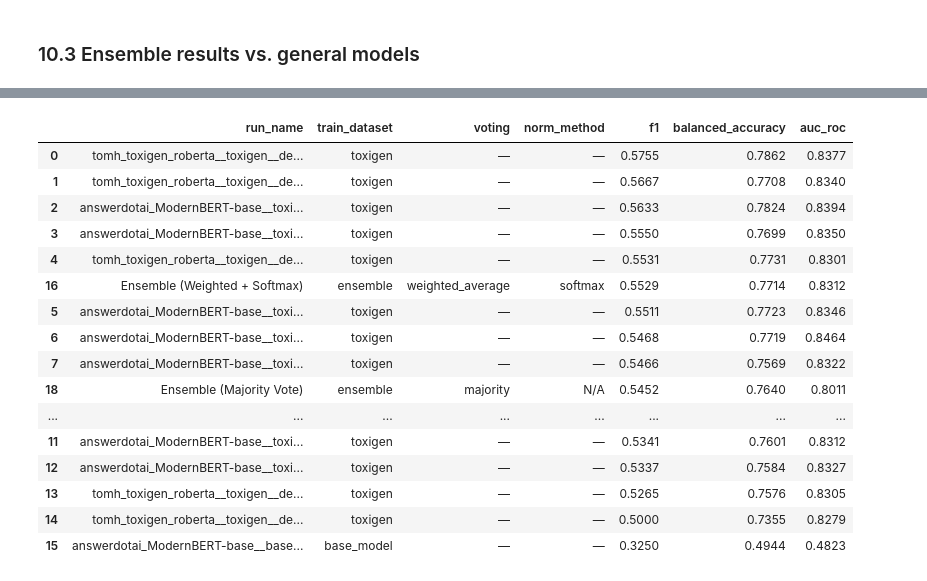
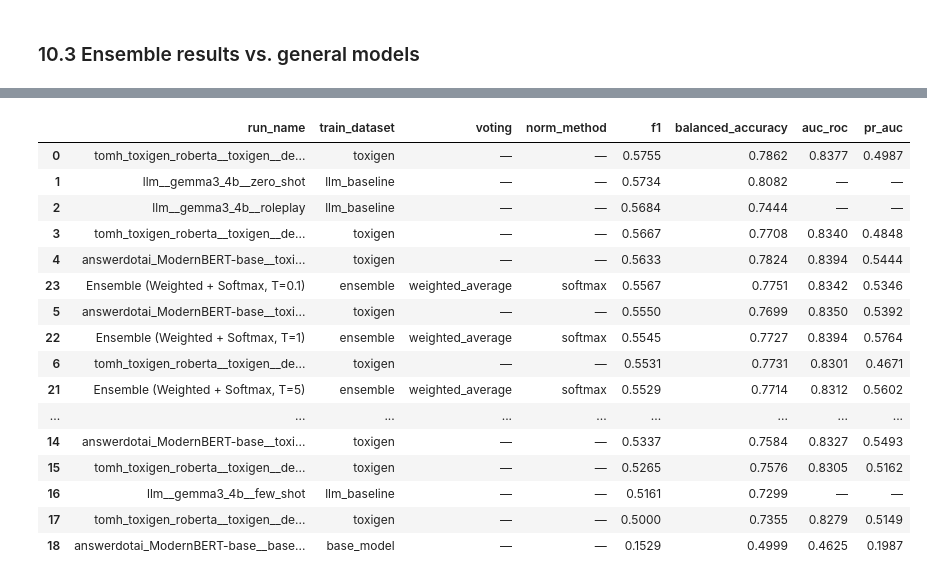
Before and after one commit to alex-dias/modernbert-hs, a Jupyter notebook: notebooks/04_evaluation.ipynb, the cells around one changed output, grey strips where cells are left out. Drawn from its saved outputs; the diff is of its cells as text; code cells hidden in the pictures.

```diff
--- a/notebooks/04_evaluation.ipynb
+++ b/notebooks/04_evaluation.ipynb
@@ -97,13 +97,13 @@ Columns: ['run_name', 'model_slug', 'train_dataset', 'density_tag', 'weighted',
 ## 3. Results Table
 # %%
 display_cols = ["model_slug", "run_name", "train_dataset", "density_tag", "weighted", "space", "k",
-                "f1", "balanced_accuracy", "accuracy", "auc_roc"]
+                "f1", "balanced_accuracy", "accuracy", "auc_roc", "pr_auc"]
 display_cols = [c for c in display_cols if c in results.columns]
 
 display(
     results[display_cols]
     .sort_values("f1", ascending=False)
-    .style.format({c: "{:.4f}" for c in ["f1", "balanced_accuracy", "accuracy", "auc_roc"] if c in display_cols})
+    .style.format({c: "{:.4f}" for c in ["f1", "balanced_accuracy", "accuracy", "auc_roc", "pr_auc"] if c in display_cols})
     .background_gradient(subset=["f1"], cmap="YlGn")
 )
 # %% [output]
@@ -421,6 +421,7 @@ if ensemble_metrics:
         "balanced_accuracy": ensemble_metrics["balanced_accuracy"],
         "accuracy"         : ensemble_metrics["accuracy"],
         "auc_roc"          : ensemble_metrics["auc_roc"],
+        "pr_auc"           : ensemble_metrics.get("pr_auc"),
     }
     if "f1_ci_lower" in ensemble_metrics:
         ens_row["f1_ci_lower"] = ensemble_metrics["f1_ci_lower"]
@@ -432,18 +433,20 @@ if ensemble_metrics:
     )
 
     display_cols = ["run_name", "train_dataset", "weighted", "space", "k",
-                    "f1", "balanced_accuracy", "auc_roc"]
+                    "f1", "balanced_accuracy", "auc_roc", "pr_auc"]
     display(
         ens_df[display_cols]
         .style
         .format({"f1": "{:.4f}", "balanced_accuracy": "{:.4f}",
-                 "auc_roc": "{:.4f}", "k": "{:.0f}"}, na_rep="—")
+                 "auc_roc": "{:.4f}", "pr_auc": "{:.4f}", "k": "{:.0f}"}, na_rep="—")
         .background_gradient(subset=["f1"], cmap="YlGn")
     )
 
     print(f"\nEnsemble F1     : {ensemble_metrics['f1']:.4f}")
     print(f"Ensemble BalAcc : {ensemble_metrics['balanced_accuracy']:.4f}")
     print(f"Ensemble AUC-ROC: {ensemble_metrics['auc_roc']:.4f}")
+    if "pr_auc" in ensemble_metrics and ensemble_metrics["pr_auc"] is not None:
+        print(f"Ensemble PR-AUC : {ensemble_metrics['pr_auc']:.4f}")
     if "f1_ci_lower" in ensemble_metrics:
         print(f"95% CI F1       : [{ensemble_metrics['f1_ci_lower']:.4f}, {ensemble_metrics['f1_ci_upper']:.4f}]")
     print(f"Groups used     : {ensemble_metrics['n_groups']}")
@@ -493,9 +496,13 @@ Voting weights  :
 # %%
 # --- Define variants to compare ---
 ENSEMBLE_CONFIGS = [
-    {"voting": "weighted_average", "norm": "softmax", "temp": 5.0, "label": "Ensemble (Weighted + Softmax)"},
-    {"voting": "weighted_average", "norm": "linear",  "temp": 5.0, "label": "Ensemble (Weighted + Linear)"},
-    {"voting": "majority",         "norm": "softmax", "temp": 5.0, "label": "Ensemble (Majority Vote)"},
+    {"voting": "weighted_average", "norm": "softmax", "temp": 50.0, "label": "Ensemble (Weighted + Softmax, T=50)"},
+    {"voting": "weighted_average", "norm": "softmax", "temp": 10.0, "label": "Ensemble (Weighted + Softmax, T=10)"},
+    {"voting": "weighted_average", "norm": "softmax", "temp": 5.0,  "label": "Ensemble (Weighted + Softmax, T=5)"},
+    {"voting": "weighted_average", "norm": "softmax", "temp": 1.0,  "label": "Ensemble (Weighted + Softmax, T=1)"},
+    {"voting": "weighted_average", "norm": "softmax", "temp": 0.1,  "label": "Ensemble (Weighted + Softmax, T=0.1)"},
+    {"voting": "weighted_average", "norm": "linear",  "temp": 5.0,  "label": "Ensemble (Weighted + Linear)"},
+    {"voting": "majority",         "norm": "softmax", "temp": 5.0,  "label": "Ensemble (Majority Vote)"},
 ]
 
 all_ensemble_metrics = []
@@ -521,18 +528,33 @@ if RUN_ENSEMBLE:
         )
         m["display_label"] = e_cfg["label"]
         all_ensemble_metrics.append(m)
+
+        # Display the weights
+        if e_cfg["voting"] != "majority":
+            print(f"  Voting weights (norm={e_cfg['norm']}, T={e_cfg['temp']}):")
+            for g, w in sorted(m['weights'].items(), key=lambda x: -x[1]):
+                print(f"    {g:20s}: {w:.4f}")
 else:
-    # Try to load the latest run from the default filename
-    slug_tag = f"_{MODEL_SLUG}" if MODEL_SLUG else ""
-    # Since they share a filename, this just loads whatever was run last
-    pattern = os.path.join(OUTPUT_DIR, f"ensemble{slug_tag}_{VOTING}_{ENSEMBLE_SPACE}_k{ENSEMBLE_K}_results.json")
-    matches = glob.glob(pattern)
-    if matches:
-        with open(matches[0]) as f:
-            m = _json.load(f)
-            m["display_label"] = "Ensemble (Cached)"
-            all_ensemble_metrics.append(m)
-            print(f"Loaded cached: {matches[0]}")
+    # Load cached results for each configuration
+    for e_cfg in ENSEMBLE_CONFIGS:
+        slug_tag = f"_{MODEL_SLUG}" if MODEL_SLUG else ""
+        if e_cfg["voting"] == "weighted_average":
+            filename = f"ensemble{slug_tag}_{e_cfg['voting']}_{ENSEMBLE_SPACE}_k{ENSEMBLE_K}_{e_cfg['norm']}_t{e_cfg['temp']}_results.json"
+        else:
+            filename = f"ensemble{slug_tag}_{e_cfg['voting']}_{ENSEMBLE_SPACE}_k{ENSEMBLE_K}_results.json"
+
+        path = os.path.join(OUTPUT_DIR, filename)
+        if os.path.exists(path):
+            with open(path) as f:
+                m = _json.load(f)
+                m["display_label"] = e_cfg["label"]
+                all_ensemble_metrics.append(m)
+                print(f"Loaded cached: {path}")
+                # Display weights from cached metrics
+                if e_cfg["voting"] != "majority" and "weights" in m:
+                    print(f"  Voting weights (norm={e_cfg['norm']}, T={e_cfg['temp']}):")
+                    for g, w in sorted(m['weights'].items(), key=lambda x: -x[1]):
+                        print(f"    {g:20s}: {w:.4f}")
 
 # --- Display Comparison Table ---
 if all_ensemble_metrics:
@@ -547,6 +569,7 @@ if all_ensemble_metrics:
             "f1"               : m["f1"],
             "balanced_accuracy": m["balanced_accuracy"],
             "auc_roc"          : m["auc_roc"],
+            "pr_auc"           : m.get("pr_auc"),
         }
         if "f1_ci_lower" in m:
             row["f1_ci_lower"] = m["f1_ci_lower"]
@@ -556,14 +579,14 @@ if all_ensemble_metrics:
     # Combine with main results
     ens_df = pd.concat([results, pd.DataFrame(ens_rows)], ignore_index=True)
 
-    display_cols = ["run_name", "train_dataset", "voting", "norm_method", "f1", "balanced_accuracy", "auc_roc"]
+    display_cols = ["run_name", "train_dataset", "voting", "norm_method", "f1", "balanced_accuracy", "auc_roc", "pr_auc"]
     display_cols = [c for c in display_cols if c in ens_df.columns]
 
     display(
         ens_df[display_cols]
         .sort_values("f1", ascending=False)
         .style
-        .format({"f1": "{:.4f}", "balanced_accuracy": "{:.4f}", "auc_roc": "{:.4f}"}, na_rep="—")
+        .format({"f1": "{:.4f}", "balanced_accuracy": "{:.4f}", "auc_roc": "{:.4f}", "pr_auc": "{:.4f}"}, na_rep="—")
         .background_gradient(subset=["f1"], cmap="YlGn")
     )
 else:
@@ -575,17 +692,17 @@ else:
-|  | run_name | train_dataset | voting | norm_method | f1 | balanced_accuracy | auc_roc |
-| 0 | tomh_toxigen_roberta__toxigen__de... | toxigen | — | — | 0.5755 | 0.7862 | 0.8377 |
-| 1 | tomh_toxigen_roberta__toxigen__de... | toxigen | — | — | 0.5667 | 0.7708 | 0.8340 |
-| 2 | answerdotai_ModernBERT-base__toxi... | toxigen | — | — | 0.5633 | 0.7824 | 0.8394 |
-| 3 | answerdotai_ModernBERT-base__toxi... | toxigen | — | — | 0.5550 | 0.7699 | 0.8350 |
-| 4 | tomh_toxigen_roberta__toxigen__de... | toxigen | — | — | 0.5531 | 0.7731 | 0.8301 |
-| 16 | Ensemble (Weighted + Softmax) | ensemble | weighted_average | softmax | 0.5529 | 0.7714 | 0.8312 |
-| 5 | answerdotai_ModernBERT-base__toxi... | toxigen | — | — | 0.5511 | 0.7723 | 0.8346 |
-| 6 | answerdotai_ModernBERT-base__toxi... | toxigen | — | — | 0.5468 | 0.7719 | 0.8464 |
-| 7 | answerdotai_ModernBERT-base__toxi... | toxigen | — | — | 0.5466 | 0.7569 | 0.8322 |
-| 18 | Ensemble (Majority Vote) | ensemble | majority | N/A | 0.5452 | 0.7640 | 0.8011 |
-| ... | ... | ... | ... | ... | ... | ... | ... |
-| 11 | answerdotai_ModernBERT-base__toxi... | toxigen | — | — | 0.5341 | 0.7601 | 0.8312 |
-| 12 | answerdotai_ModernBERT-base__toxi... | toxigen | — | — | 0.5337 | 0.7584 | 0.8327 |
-| 13 | tomh_toxigen_roberta__toxigen__de... | toxigen | — | — | 0.5265 | 0.7576 | 0.8305 |
-| 14 | tomh_toxigen_roberta__toxigen__de... | toxigen | — | — | 0.5000 | 0.7355 | 0.8279 |
-| 15 | answerdotai_ModernBERT-base__base... | base_model | — | — | 0.3250 | 0.4944 | 0.4823 |
+|  | run_name | train_dataset | voting | norm_method | f1 | balanced_accuracy | auc_roc | pr_auc |
+| 0 | tomh_toxigen_roberta__toxigen__de... | toxigen | — | — | 0.5755 | 0.7862 | 0.8377 | 0.4987 |
+| 1 | llm__gemma3_4b__zero_shot | llm_baseline | — | — | 0.5734 | 0.8082 | — | — |
+| 2 | llm__gemma3_4b__roleplay | llm_baseline | — | — | 0.5684 | 0.7444 | — | — |
+| 3 | tomh_toxigen_roberta__toxigen__de... | toxigen | — | — | 0.5667 | 0.7708 | 0.8340 | 0.4848 |
+| 4 | answerdotai_ModernBERT-base__toxi... | toxigen | — | — | 0.5633 | 0.7824 | 0.8394 | 0.5444 |
+| 23 | Ensemble (Weighted + Softmax, T=0.1) | ensemble | weighted_average | softmax | 0.5567 | 0.7751 | 0.8342 | 0.5346 |
+| 5 | answerdotai_ModernBERT-base__toxi... | toxigen | — | — | 0.5550 | 0.7699 | 0.8350 | 0.5392 |
+| 22 | Ensemble (Weighted + Softmax, T=1) | ensemble | weighted_average | softmax | 0.5545 | 0.7727 | 0.8394 | 0.5764 |
+| 6 | tomh_toxigen_roberta__toxigen__de... | toxigen | — | — | 0.5531 | 0.7731 | 0.8301 | 0.4671 |
+| 21 | Ensemble (Weighted + Softmax, T=5) | ensemble | weighted_average | softmax | 0.5529 | 0.7714 | 0.8312 | 0.5602 |
+| ... | ... | ... | ... | ... | ... | ... | ... | ... |
+| 14 | answerdotai_ModernBERT-base__toxi... | toxigen | — | — | 0.5337 | 0.7584 | 0.8327 | 0.5493 |
+| 15 | tomh_toxigen_roberta__toxigen__de... | toxigen | — | — | 0.5265 | 0.7576 | 0.8305 | 0.5162 |
+| 16 | llm__gemma3_4b__few_shot | llm_baseline | — | — | 0.5161 | 0.7299 | — | — |
+| 17 | tomh_toxigen_roberta__toxigen__de... | toxigen | — | — | 0.5000 | 0.7355 | 0.8279 | 0.5149 |
+| 18 | answerdotai_ModernBERT-base__base... | base_model | — | — | 0.1529 | 0.4999 | 0.4625 | 0.1987 |
```
Also changed, not shown: parts of 11 cells of this notebook, 3 other files.
